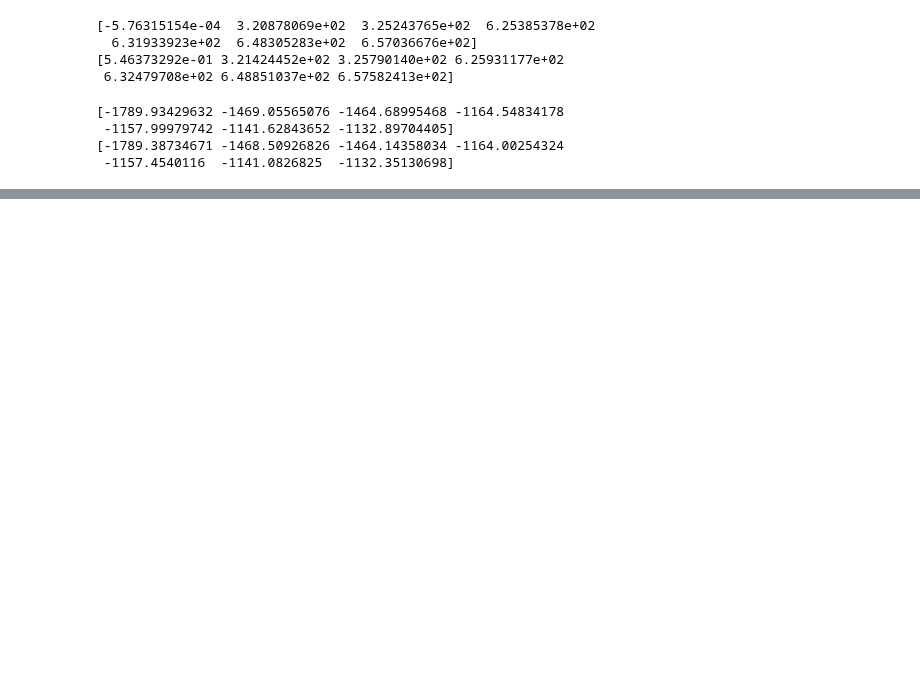
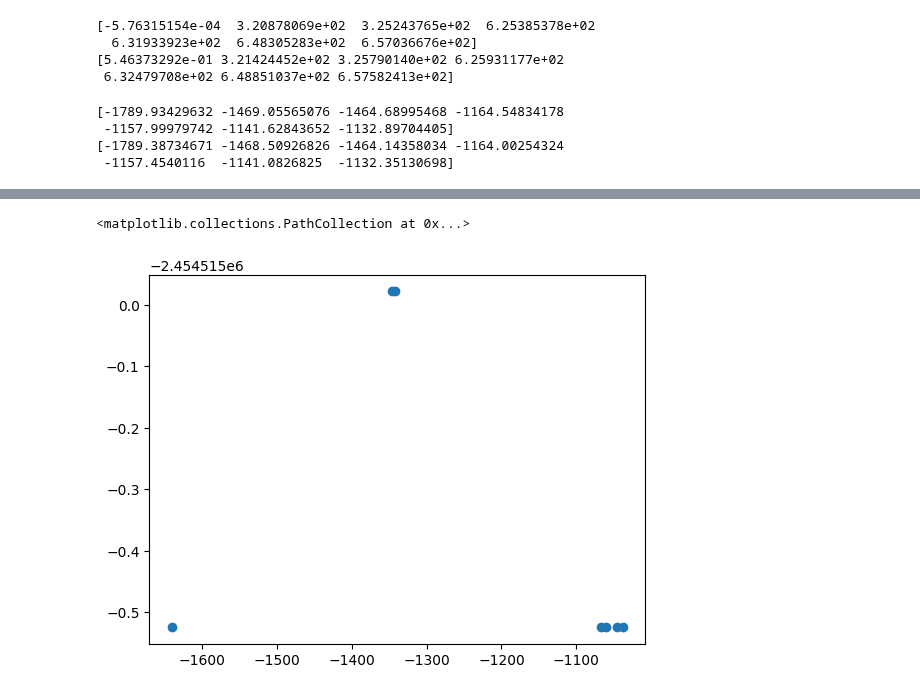
Before and after one commit to BoiseStatePlanetary/susie, a Jupyter notebook: adrienne_test.ipynb, the cells around one changed output, grey strips where cells are left out. Saved outputs shown, nothing was run; the diff lists cells and outputs as text; code cells hidden in the pictures; blank space fills up the shorter version.

```diff
--- a/adrienne_test.ipynb
+++ b/adrienne_test.ipynb
@@ -534,0 +542,6 @@ print(result_occ)
+# %%
+prec_transit_times = np.array([-1789.93429632, -1468.50926826, -1464.14358034, -1164.54834178, -1157.99979742, -1141.62843652, -1132.89704405])
+plt.scatter(test_epochs_precession, (prec_transit_times - 2454515.5247473116 - 1.0914233780823739 * test_epochs_precession))
+# %% [output]
+<matplotlib.collections.PathCollection at 0x...>
+[figure, added]
```
Also changed, not shown: parts of 3 cells of this notebook, 3 other files.
